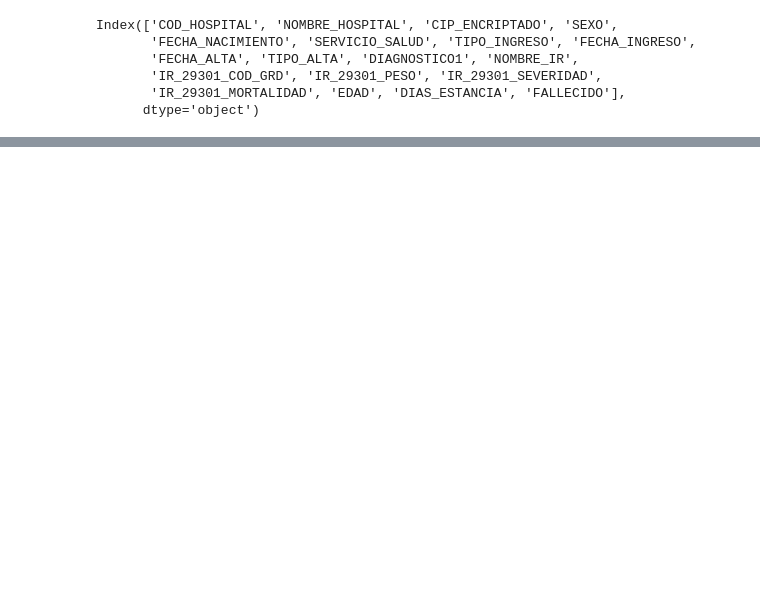
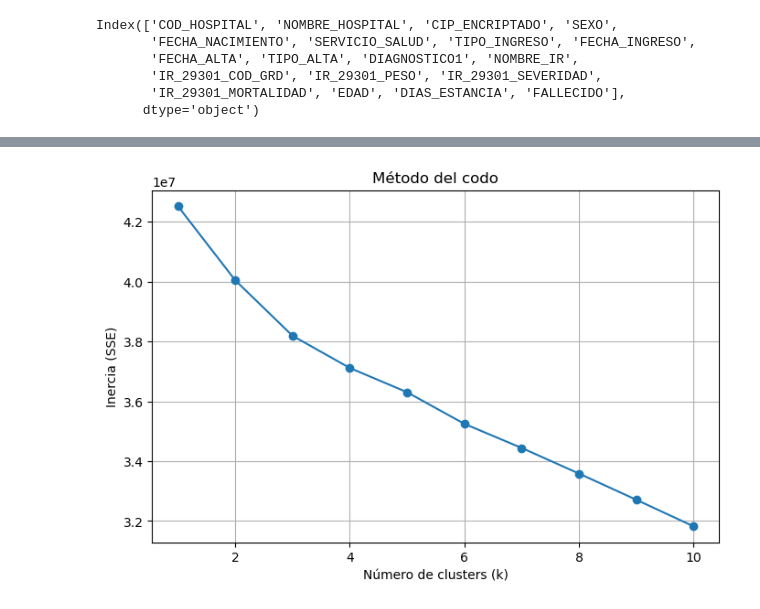
Before and after one commit to Winoid/TareasTOPD, a Jupyter notebook: Tarea2.ipynb, the cells around one changed output, grey strips where cells are left out. Cells and saved outputs as stored; diff of their text form; code cells hidden in the pictures; blank space fills up the shorter version.

```diff
--- a/Tarea2.ipynb
+++ b/Tarea2.ipynb
@@ -220,0 +283,11 @@ Name: TIPO_INGRESO, dtype: object
+# %%
+from sklearn.preprocessing import StandardScaler
+
+X = u
+scaler = StandardScaler()
+X_scaled = scaler.fit_transform(X)
+# %%
+from sklearn.cluster import KMeans
+
+kmeans = KMeans(n_clusters=6, random_state=42)
+u["cluster"] = kmeans.fit_predict(X_scaled)
@@ -220,0 +324,30 @@ Name: TIPO_INGRESO, dtype: object
+# %%
+from sklearn.cluster import KMeans
+from sklearn.preprocessing import StandardScaler
+import matplotlib.pyplot as plt
+
+# 1. Elimina columnas no deseadas
+columnas_usar = [col for col in u.columns if col not in ['FALLECIDO', 'cluster']]
+
+# 2. Escala los datos
+scaler = StandardScaler()
+X_scaled = scaler.fit_transform(u[columnas_usar])
+
+# 3. Calcular SSE para k = 1 a 10
+sse = []
+k_range = range(1, 11)
+for k in k_range:
+    kmeans = KMeans(n_clusters=k, random_state=42)
+    kmeans.fit(X_scaled)
+    sse.append(kmeans.inertia_)
+
+# 4. Graficar el codo
+plt.figure(figsize=(8, 5))
+plt.plot(k_range, sse, marker='o')
+plt.title("Método del codo")
+plt.xlabel("Número de clusters (k)")
+plt.ylabel("Inercia (SSE)")
+plt.grid(True)
+plt.show()
+# %% [output]
+[figure, added]
```
Also changed, not shown: parts of 37 cells of this notebook.
